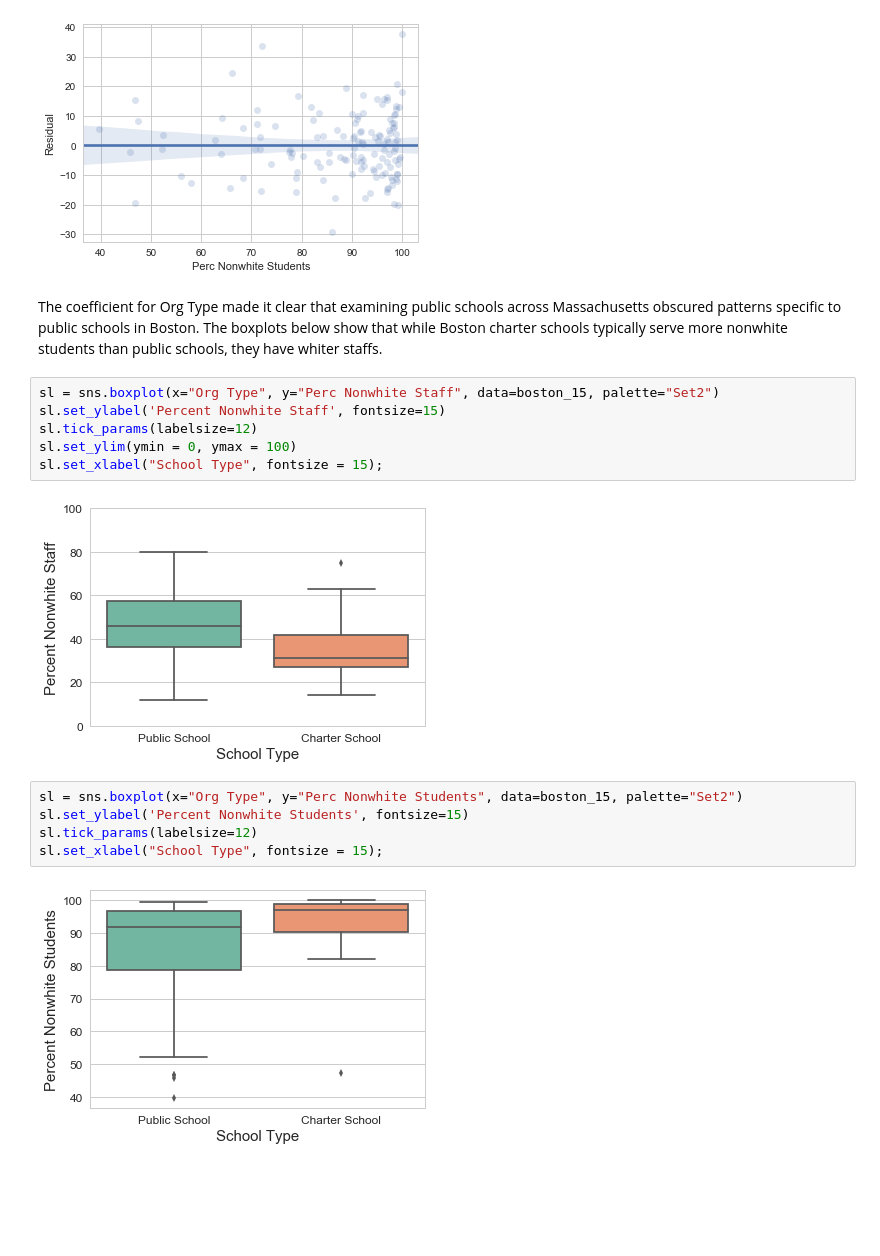
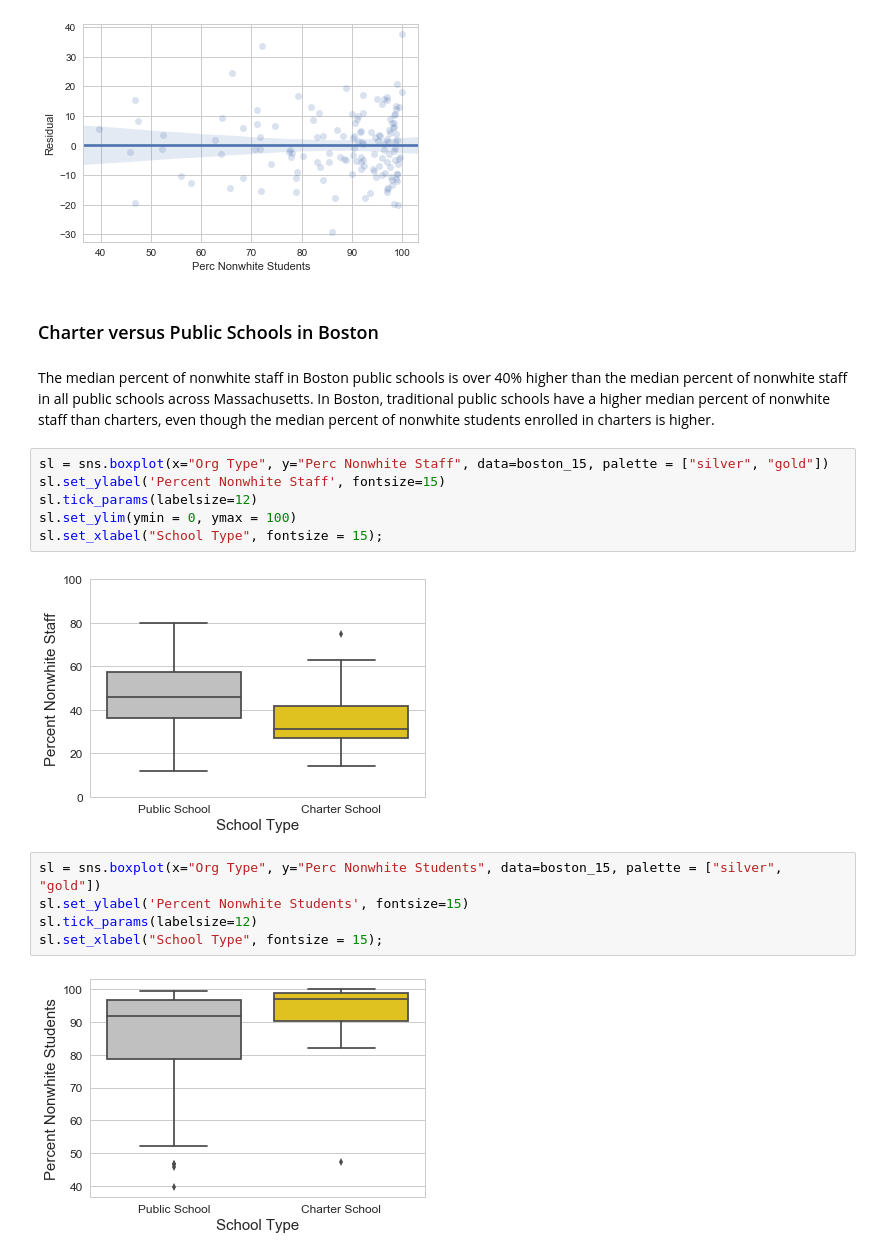
Before and after one commit to jill-k/school-staff-demographics, a Jupyter notebook: analysis/School Staff Analysis.ipynb, the cells around one changed output. Cells and saved outputs as stored; diff of their text form; blank space fills up the shorter version.

```diff
--- a/analysis/School Staff Analysis.ipynb
+++ b/analysis/School Staff Analysis.ipynb
@@ -460,21 +453,23 @@ When we examined the residuals for Boston, we saw a clusters both above and belo
 re = sns.regplot(x = boston_15["Perc Nonwhite Students"], y = pd.Series(model.resid, name = "Residual"), scatter_kws = {"alpha" : 0.2});
 # %% [output]
 [figure]
-# %% [markdown]
-The coefficient for Org Type made it clear that examining public schools across Massachusetts obscured patterns specific to public schools in Boston. The boxplots below show that while Boston charter schools typically serve more nonwhite students than public schools, they have whiter staffs.
+# %% [markdown]
+### Charter versus Public Schools in Boston
+# %% [markdown]
+The median percent of nonwhite staff in Boston public schools is over 40% higher than the median percent of nonwhite staff in all public schools across Massachusetts. In Boston, traditional public schools have a higher median percent of nonwhite staff than charters, even though the median percent of nonwhite students enrolled in charters is higher.
 # %%
-sl = sns.boxplot(x="Org Type", y="Perc Nonwhite Staff", data=boston_15, palette="Set2")
+sl = sns.boxplot(x="Org Type", y="Perc Nonwhite Staff", data=boston_15, palette = ["silver", "gold"])
 sl.set_ylabel('Percent Nonwhite Staff', fontsize=15)
 sl.tick_params(labelsize=12)
 sl.set_ylim(ymin = 0, ymax = 100)
 sl.set_xlabel("School Type", fontsize = 15);
 # %% [output]
-[figure, old version]
+[figure, new version]
 # %%
-sl = sns.boxplot(x="Org Type", y="Perc Nonwhite Students", data=boston_15, palette="Set2")
+sl = sns.boxplot(x="Org Type", y="Perc Nonwhite Students", data=boston_15, palette = ["silver", "gold"])
 sl.set_ylabel('Percent Nonwhite Students', fontsize=15)
 sl.tick_params(labelsize=12)
 sl.set_xlabel("School Type", fontsize = 15);
 # %% [output]
-[figure, old version]
+[figure, new version]
 # %% [markdown]
```
Also changed, not shown: parts of 53 cells of this notebook.
